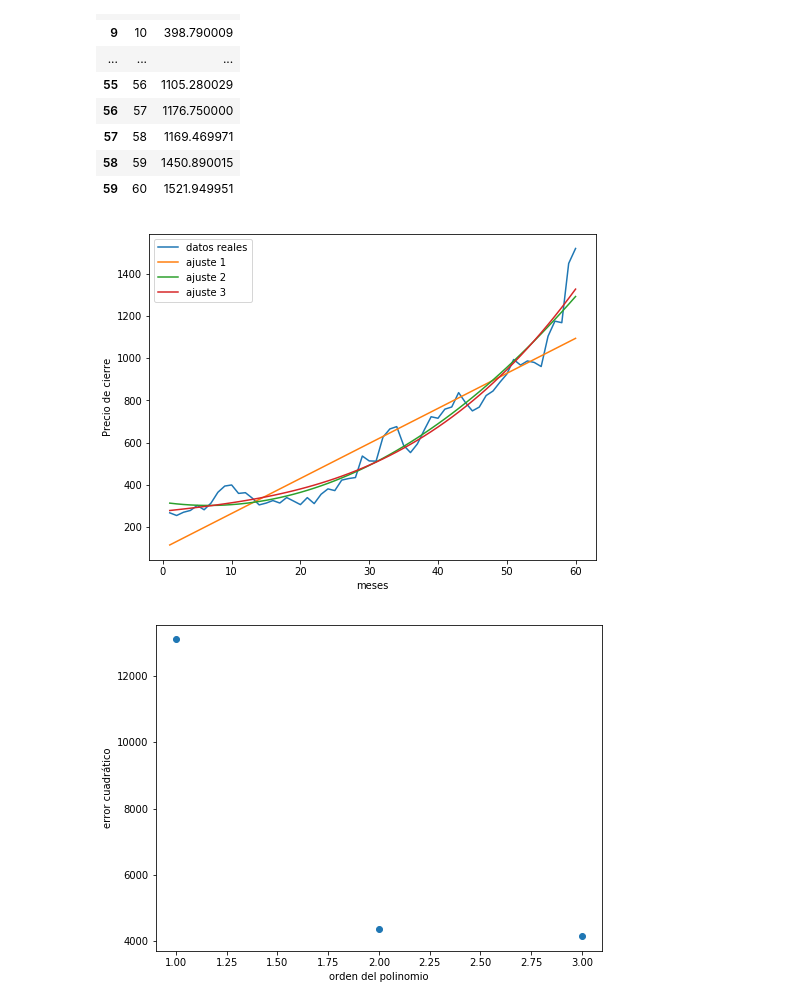
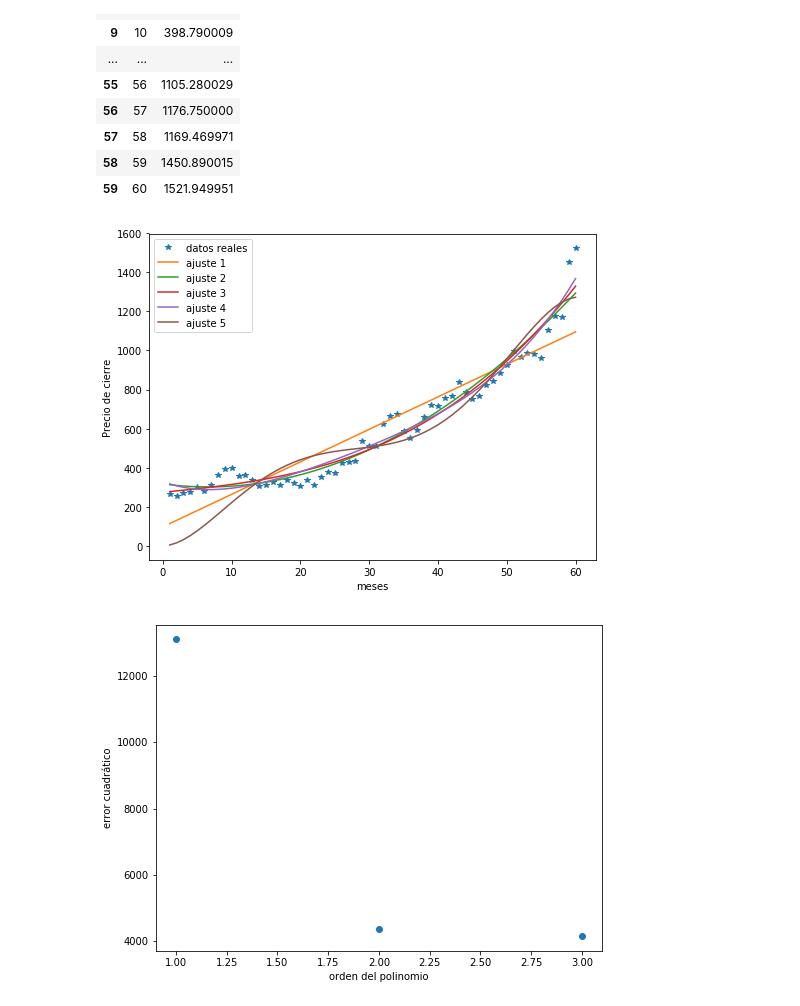
Before and after one commit to FranciscoRodRam/Proyecto_Modulo1-1, a Jupyter notebook: Untitled.ipynb, the cells around one changed output. Drawn from its saved outputs; the diff is of its cells as text; code cells hidden in the pictures.

Commit message:
Ajuste 5

```diff
--- a/Untitled.ipynb
+++ b/Untitled.ipynb
@@ -43,24 +43,27 @@ B03 = np.zeros(4)
 ajuste3 = opt.minimize(fun_obj, B03, args=(x,y,3))
 B04 = np. zeros(5)
 ajuste4 = opt.minimize(fun_obj,B04,args=(x,y,4))
+B05 = np. zeros(6)
+ajuste5 = opt.minimize(fun_obj,B05,args=(x,y,5))
 # %%
 yhat1 = ajuste1.x[0]+ajuste1.x[1]*x
 yhat2 = ajuste2.x[0]+ajuste2.x[1]*x+ajuste2.x[2]*x**2
 yhat3 = ajuste3.x[0]+ajuste3.x[1]*x+ajuste3.x[2]*x**2+ajuste3.x[3]*x**3
 yhat4= ajuste4.x[0]+ajuste4.x[1]*x+ajuste4.x[2]*x**2+ajuste4.x[3]*x**3+ajuste4.x[4]*x**4
-
+yhat5 = ajuste5.x[0]+ajuste5.x[1]*x+ajuste5.x[2]*x**2+ajuste5.x[3]*x**3+ajuste5.x[4]*x**4+ajuste5.x[5]*x**5
 plt.figure(figsize=(8,6))
-plt.plot(x, y, label = 'datos reales')
+plt.plot(x, y,'*' ,label = 'datos reales')
 plt.plot(x, yhat1, label = 'ajuste 1')
 plt.plot(x, yhat2, label = 'ajuste 2')
 plt.plot(x, yhat3, label = 'ajuste 3')
-plt.plot(x,yhat4)
+plt.plot(x,yhat4, label = 'ajuste 4')
+plt.plot(x,yhat5, label = 'ajuste 5')
 plt.xlabel('meses')
 plt.ylabel('Precio de cierre')
 plt.legend(loc='best')
 plt.show()
 # %% [output]
-[figure, old version]
+[figure, new version]
 # %%
 error1 = np.mean((y-yhat1)**2)
 error2 = np.mean((y-yhat2)**2)
```
